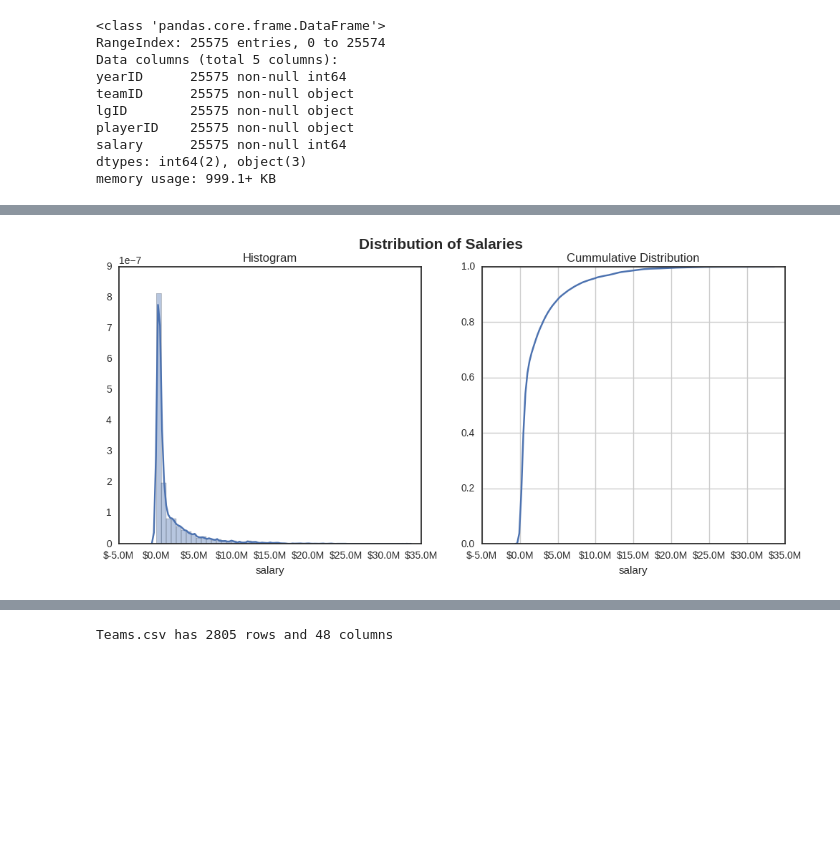
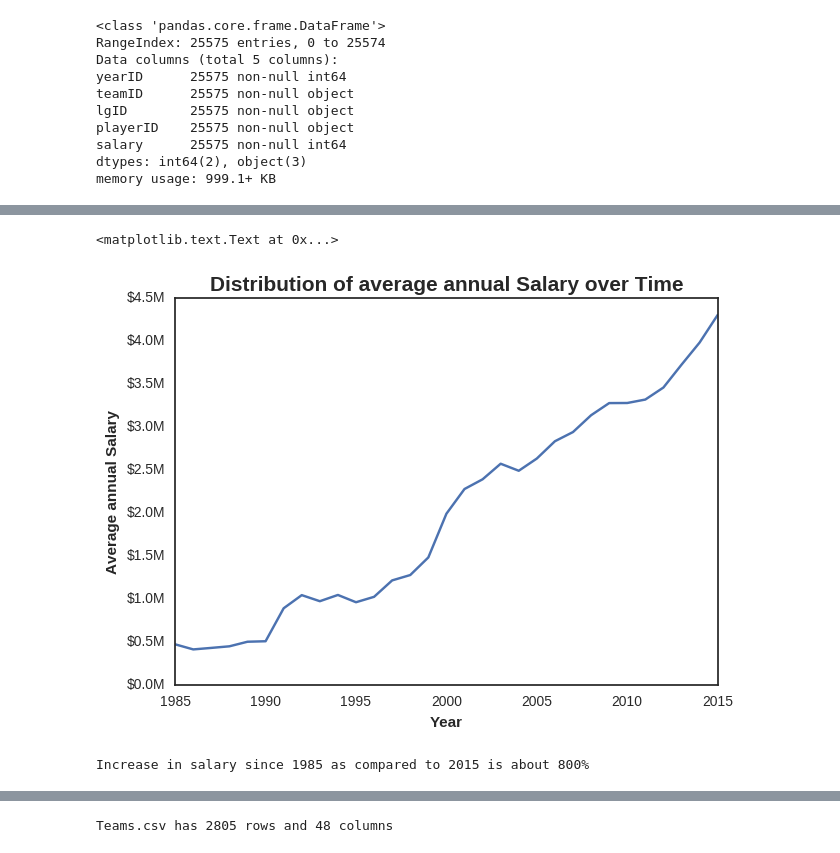
Before and after one commit to bonamprabhu/baseball-statistics, a Jupyter notebook: baseball-statistics.ipynb, the cells around one changed output, grey strips where cells are left out. Cells and saved outputs as stored; diff of their text form; code cells hidden in the pictures; blank space fills up the shorter version.

Commit message:
docs: Add observations for distribution of salaries over time

```diff
--- a/baseball-statistics.ipynb
+++ b/baseball-statistics.ipynb
@@ -43,0 +49,3 @@ memory usage: 999.1+ KB
+# %%
+annual_avg_salary = salaries.groupby('yearID').mean()['salary']
+salary_stats(annual_avg_salary)
@@ -48,18 +65,19 @@ def millions(x, pos):
     return '$%1.1fM' % (x*1e-6)
 
 formatter = FuncFormatter(millions)
-# %%
-f, ax = plt.subplots(nrows=1, ncols=2)
-f.set_size_inches((12,5))
-f.suptitle("Distribution of Salaries", fontsize=15, weight='bold')
-
-p1 = sns.distplot(salaries['salary'], ax=ax[0])
-p1.xaxis.set_major_formatter(formatter)
-p1.set_title("Histogram")
-
-p2 = sns.distplot(salaries['salary'], kde_kws=dict(cumulative=True), ax=ax[1])
-p2.xaxis.set_major_formatter(formatter)
-p2.set_title("Cummulative Distribution")
-p2.grid()
-# %% [output]
-[figure, removed]
+# %%
+f, ax = plt.subplots()
+f.set_size_inches((7,5))
+plt.plot(annual_avg_salary.index, annual_avg_salary)
+plt.title("Distribution of average annual Salary over Time", fontsize=15, weight='bold')
+plt.xlabel("Year", weight='bold')
+ax.yaxis.set_major_formatter(formatter)
+plt.ylabel("Average annual Salary", weight='bold')
+# %% [output]
+<matplotlib.text.Text at 0x...>
+[figure, added]
+# %%
+inc = (annual_avg_salary[2015] - annual_avg_salary[1985]) / annual_avg_salary[1985]
+print 'Increase in salary since 1985 as compared to 2015 is about {0}%'.format(inc*100)
+# %% [output]
+Increase in salary since 1985 as compared to 2015 is about 800%
```
Also changed, not shown: parts of 17 cells of this notebook, 1 other file.
